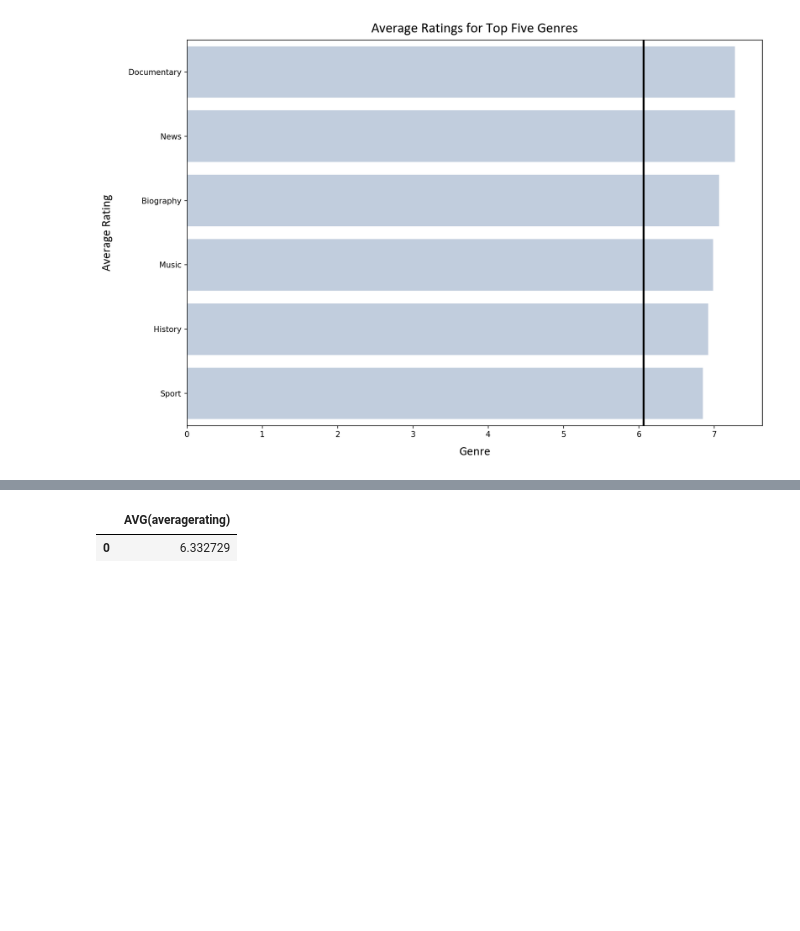
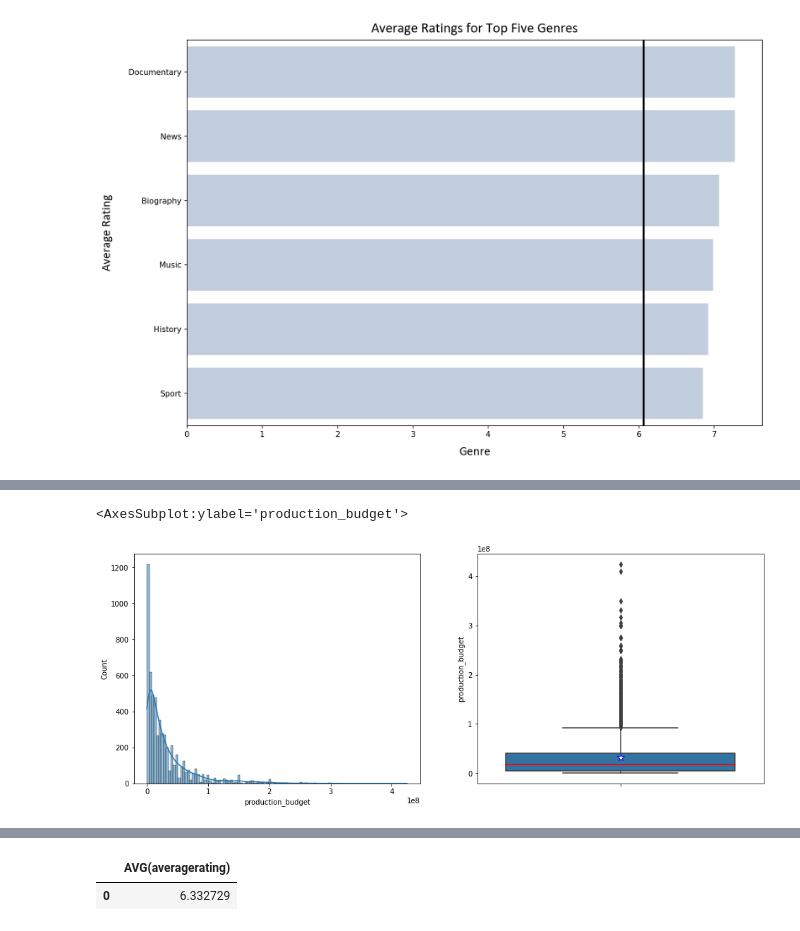
Before and after one commit to hacampbell1/teamaustin, a Jupyter notebook: computer_vision.ipynb, the cells around one changed output, grey strips where cells are left out. Cells and saved outputs as stored; diff of their text form; code cells hidden in the pictures; blank space fills up the shorter version.

Commit message:
Combining genre and their budgets and profits

```diff
--- a/computer_vision.ipynb
+++ b/computer_vision.ipynb
@@ -180,0 +195,11 @@ plt.tight_layout()
+# %%
+""" Combining the SQL database to the box office mojo and numbers dataset to establish profit based on genre """
+tn_df = pd.read_csv('data/tn.movie_budgets.csv.gz')
+tn_df.head()
+tn_df['release_date'] = pd.to_datetime(tn_df['release_date'])
+tn_df[tn_df.duplicated()]
+tn_df.info()
+tn_df['production_budget'] = tn_df['production_budget'].map(lambda x: int(x.strip('$').replace(',', '')))
+tn_df['domestic_gross'] = tn_df['domestic_gross'].map(lambda x: int(x.strip('$').replace(',', '')))
+tn_df['worldwide_gross'] = tn_df['worldwide_gross'].map(lambda x: int(x.strip('$').replace(',', '')))
+tn_df.describe().apply(lambda s: s.apply('{0:.5f}'.format))
@@ -180,0 +288,10 @@ plt.tight_layout()
+# %%
+fig, (ax1, ax2) = plt.subplots(1, 2, figsize = (16, 6))
+
+sns.histplot(tn_df['production_budget'], kde = True, ax = ax1)
+sns.boxplot(y = tn_df['production_budget'], showmeans = True,
+            meanprops={"marker":"*", "markerfacecolor":"white", "markeredgecolor":"blue", "markersize": "10"},
+            medianprops={'color': 'red', 'linewidth': 2},  ax = ax2)
+# %% [output]
+<AxesSubplot:ylabel='production_budget'>
+[figure, added]
```
Also changed, not shown: parts of 14 cells of this notebook.
